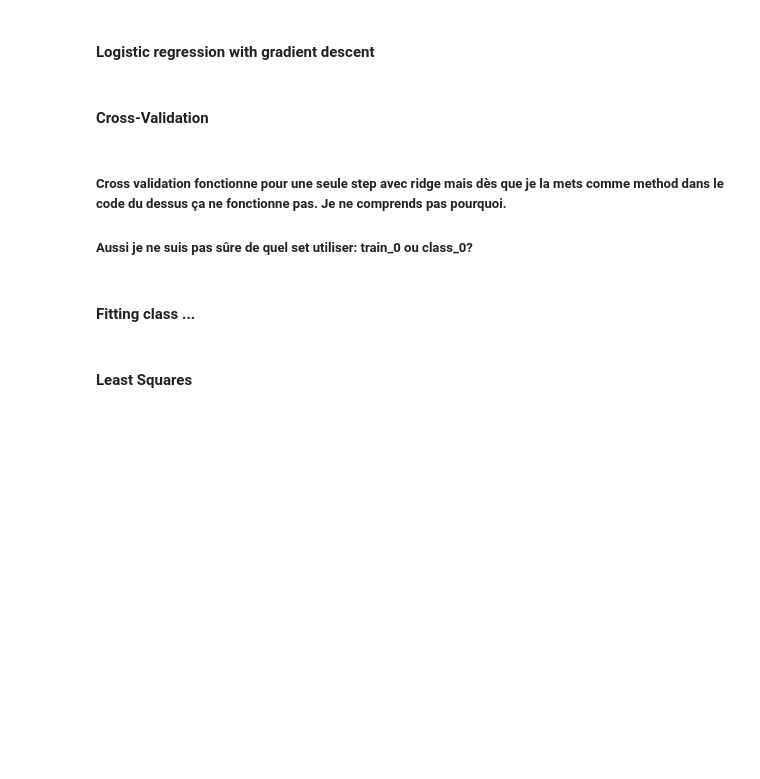
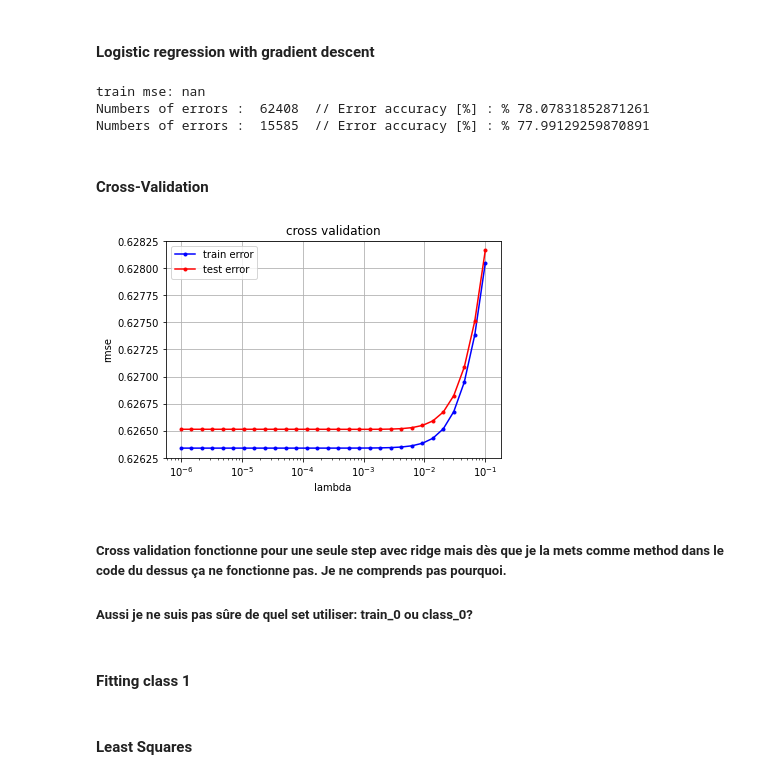
Before and after one commit to gaspardvilla/ML-Project, a Jupyter notebook: Project 1/scripts/project1.ipynb, the cells around one changed output. Drawn from its saved outputs; the diff is of its cells as text; code cells hidden in the pictures; blank space fills up the shorter version.

Commit message:
cross validation

```diff
--- a/Project 1/scripts/project1.ipynb
+++ b/Project 1/scripts/project1.ipynb
@@ -179,7 +224,7 @@ for i in (ind_y_te_0_neg):
     y_te_0[i] = 0
 # %%
 initial_w = np.zeros(train_0.shape[1])
-mse, w_log_reg_GD = logistic_regression_GD(y_tr_0, train_0, initial_w)
+mse, w_log_reg_GD = logistic_regression(y_tr_0, train_0, neg_log, initial_w)
 print("train mse: " + str(mse))
 
 train_pred = predict_labels(w_log_reg_GD, train_0)
@@ -187,5 +232,9 @@ counting_errors(train_pred, y_tr_0)
 
 test_pred = predict_labels(w_log_reg_GD, test_0)
 counting_errors(test_pred, y_te_0)
+# %% [output]
+train mse: nan
+Numbers of errors :  62408  // Error accuracy [%] : % 78.07831852871261
+Numbers of errors :  15585  // Error accuracy [%] : % 77.99129259870891
 # %% [markdown]
 #### Cross-Validation
@@ -216,3 +241,10 @@ for lambda_ in lambdas:
+# %%
+MSE_loss = MSE()
+# %%
+lambdas_ = np.logspace(-6, -1, 30)
+cross_validation_plot(y_0, class_0, MSE_loss, ridge_regression, lambdas_)
+# %% [output]
+[figure, added]
 # %% [markdown]
 ##### Cross validation fonctionne pour une seule step avec ridge mais dès que je la mets comme method dans le code du dessus ça ne fonctionne pas. Je ne comprends pas pourquoi.
 ##### Aussi je ne suis pas sûre de quel set utiliser: train_0 ou class_0?
@@ -226,7 +258,7 @@ initial_w = np.zeros(class_0.shape[1])
 k_indices = build_k_indices(y_0, k_fold, seed)
 loss_tr, loss_te = cross_validation(y_0, class_0, k_indices, k, method, initial_w)
 # %% [markdown]
-#### Fitting class ...
+#### Fitting class 1
 # %% [markdown]
 #### Least Squares
 # %%
```
Also changed, not shown: parts of 12 cells of this notebook, 4 other files.
